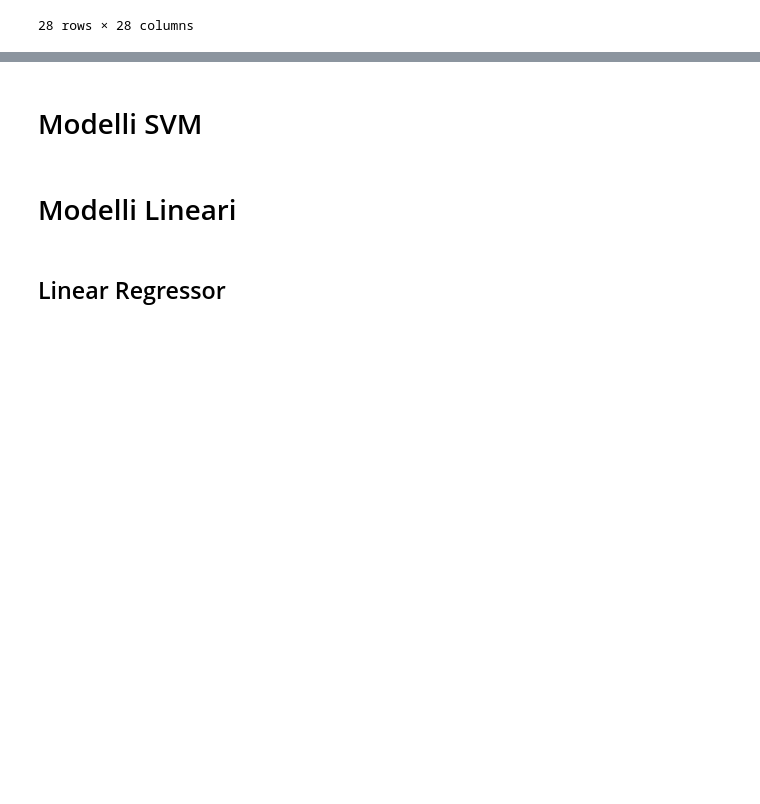
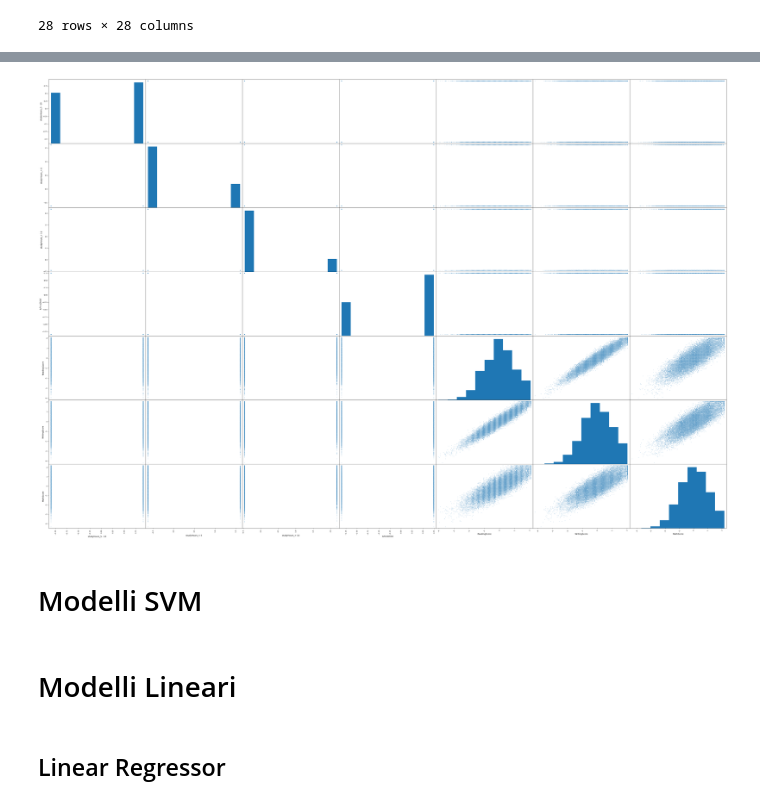
Before and after one commit to NicolaGabriele/StudentsExamScoresProject, a Jupyter notebook: SEProjectv2.ipynb, the cells around one changed output, grey strips where cells are left out. Saved outputs shown, nothing was run; the diff lists cells and outputs as text; code cells hidden in the pictures; blank space fills up the shorter version.

```diff
--- a/SEProjectv2.ipynb
+++ b/SEProjectv2.ipynb
@@ -292,6 +320,16 @@ X_train, X_test, y_train, y_test = train_test_split(X,Y, test_size=0.2)
 # %%
 import numpy as np
 np.random.seed(50)
+
+from pandas.plotting import scatter_matrix
+
+#dsn.info()
+attributes = ['studyHours_5 - 10','studyHours_< 5','studyHours_> 10','IsFirstChild','ReadingScore','WritingScore','MathScore']
+
+scatter_matrix(dsn[attributes], figsize=(60,40),alpha=0.2)
+plt.show()
+# %% [output]
+[figure, added]
 # %%
 #Definiamo la funzione compute_performance così da poter poi stampare
 #la tabella con le varie perfomance dei diversi modelli
```
Also changed, not shown: parts of 10 cells of this notebook.
